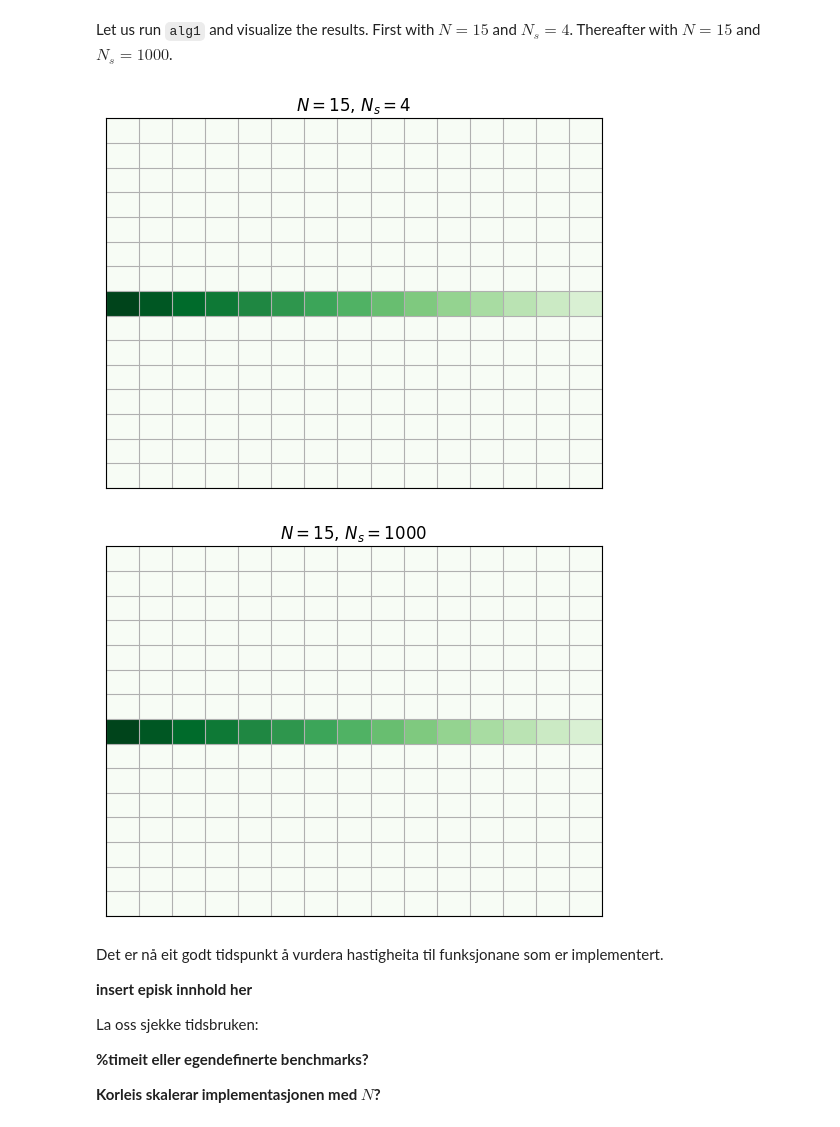
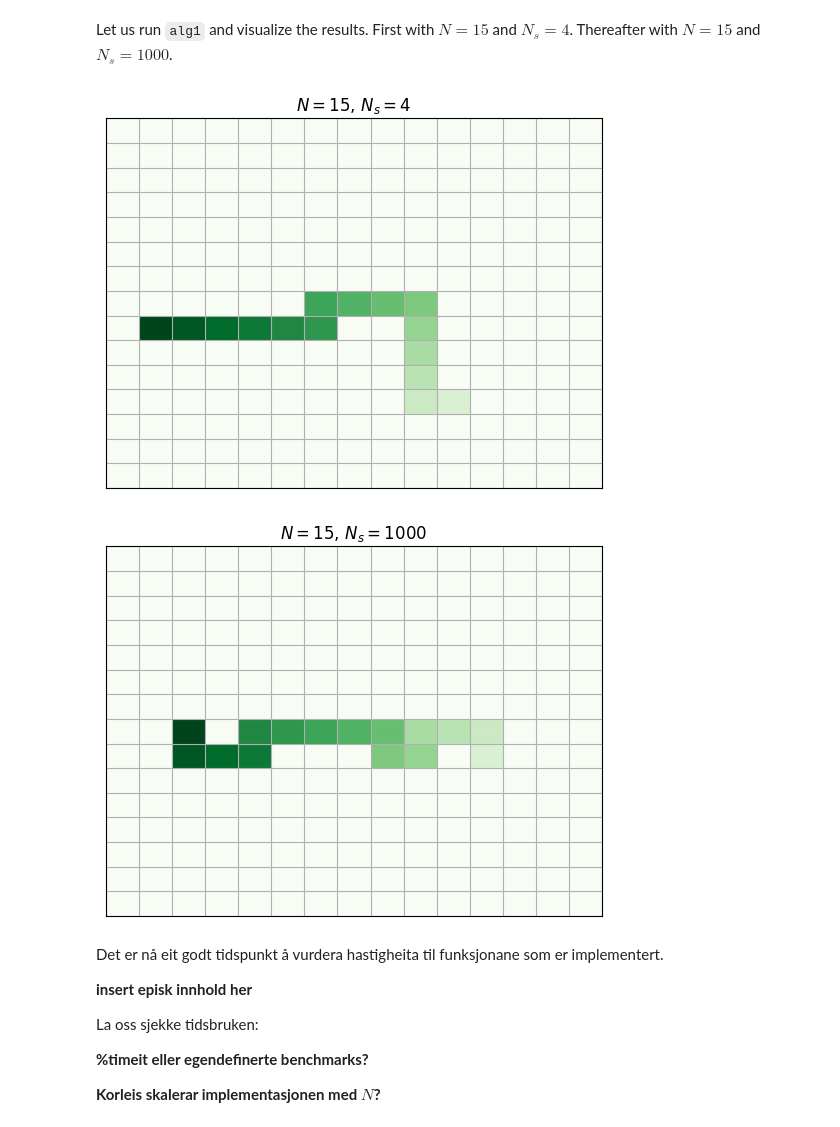
Before and after one commit to tncrdk/Biofysikk-prosjekt, a Jupyter notebook: Aakre_Djupvik_Jakobsen.ipynb, the cells around one changed output. Drawn from its saved outputs; the diff is of its cells as text; code cells hidden in the pictures.

Commit message:
fikset check_if_intact

```diff
--- a/Aakre_Djupvik_Jakobsen.ipynb
+++ b/Aakre_Djupvik_Jakobsen.ipynb
@@ -213,10 +213,14 @@ def check_if_intact(polymer: np.ndarray, polymer_length: int) -> bool:
         return False
 
     unique_monomer = np.zeros_like(polymer)
+    # First monomer is always unique
+    unique_monomer[0] = polymer[0]
 
-    for i in range(polymer_length):
+    # Does not have to check the first monomer
+    for i in range(1, polymer_length):
         for j in range(i):
-            if (                    #checks that the monomer's coordinates are not similar to a previous monomer
+            # checks that the monomer's coordinates are not similar to a previous monomer
+            if (
                 polymer[i, 0] == unique_monomer[j, 0]
                 and polymer[i, 1] == unique_monomer[j, 1]
             ):
@@ -226,12 +230,13 @@ def check_if_intact(polymer: np.ndarray, polymer_length: int) -> bool:
 
     test = polymer[1:]
     test_against = polymer[:-1]
+    # Don't need squareroot since all other values than 1 means that it is not intact
     distance_array = (test[:, 0] - test_against[:, 0]) ** 2 + (
         test[:, 1] - test_against[:, 1]
-    ) ** 2  ## Don't need squareroot since all other values than 1 means that it is not intact
-    if np.any(
-        distance_array != 1
-    ):  ## If distance-array contains anything other than 1, the polymer is not intact
+    ) ** 2
+
+    # If distance-array contains anything other than 1, the polymer is not intact
+    if np.any(distance_array != 1):
         return False
     return True
 # %% [markdown]
@@ -310,7 +315,7 @@ def rotate_polymer(
 # %% [markdown]
 Implementation of algorithm 1 (**sitere?**, **endre navn på funksjon?**):
 # %%
-@njit
+# @njit
 def alg1(N: int, Ns: int) -> tuple[np.ndarray, int]:
     """Implementation of algorithm 1.
     ---
@@ -325,14 +330,14 @@ def alg1(N: int, Ns: int) -> tuple[np.ndarray, int]:
     """
     counter = 1
     pol = generate_flat_polymer(N)
-    for i in range(Ns):
+    while counter <= Ns:
         # random monomer and random twisting direction
         rnd_monomer = np.random.randint(2, N)
         rnd_rotate = bool(int(np.random.uniform() + 0.5))
 
-        # TODO: possible to mutate the same array instead of copying?
         twisted_pol = rotate_polymer(pol, rnd_monomer, rnd_rotate)
-        if check_if_intact(twisted_pol, N):
+        valid = check_if_intact(twisted_pol, N)
+        if valid:
             counter += 1
             pol = twisted_pol
 
@@ -340,16 +345,14 @@ def alg1(N: int, Ns: int) -> tuple[np.ndarray, int]:
 # %% [markdown]
 Let us run `alg1` and visualize the results. First with $N = 15$ and $N_s = 4$. Thereafter with $N = 15$ and $N_s = 1000$.
 # %%
-N = 15
-pol = generate_flat_polymer(N)
 polymer_1, _ = alg1(N = 15, Ns = 4)
 polymer_2, _ = alg1(N = 15, Ns = 1000)
 
 illustrate_polymer(polymer_1, cmap="Greens", title="$N = 15$, $N_s = 4$")
 illustrate_polymer(polymer_2, cmap="Greens", title="$N = 15$, $N_s = 1000$")
 # %% [output]
-[figure, old version]
+[figure, new version]
-[figure, old version]
+[figure, new version]
 # %% [markdown]
 Det er nå eit godt tidspunkt å vurdera hastigheita til funksjonane som er implementert.
 
```
Also changed, not shown: parts of 3 cells of this notebook, 1 other file.
